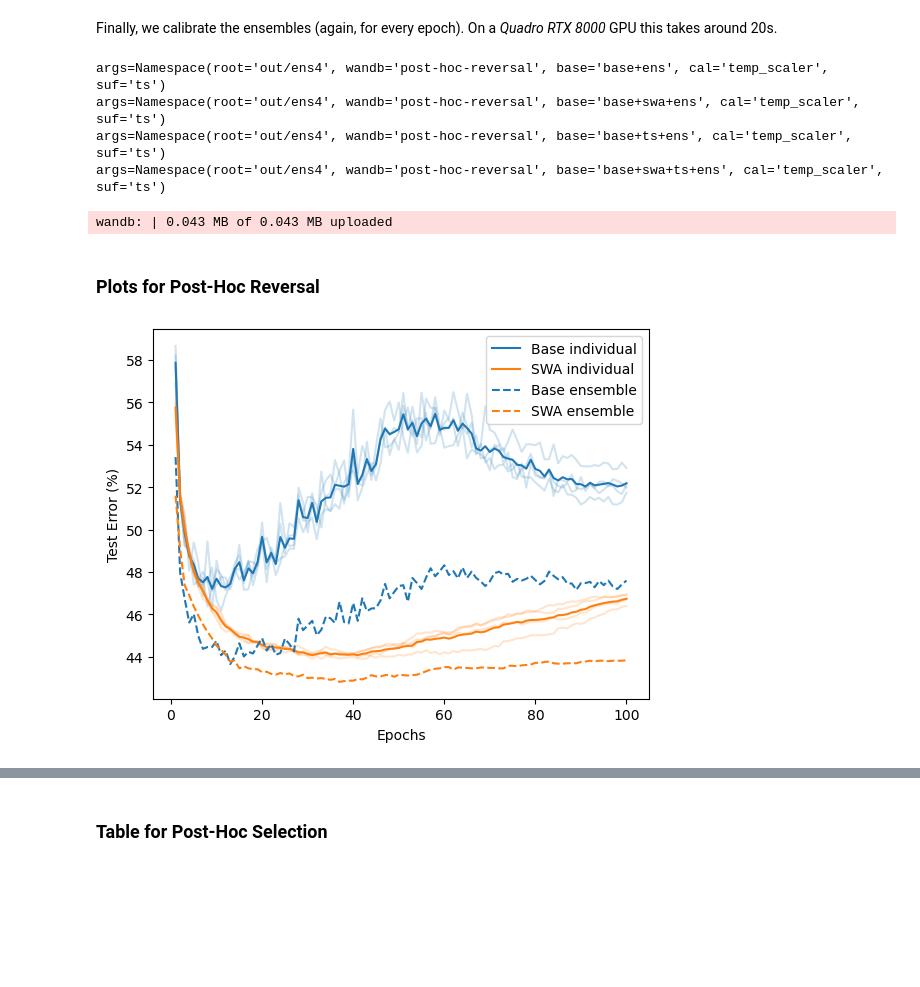
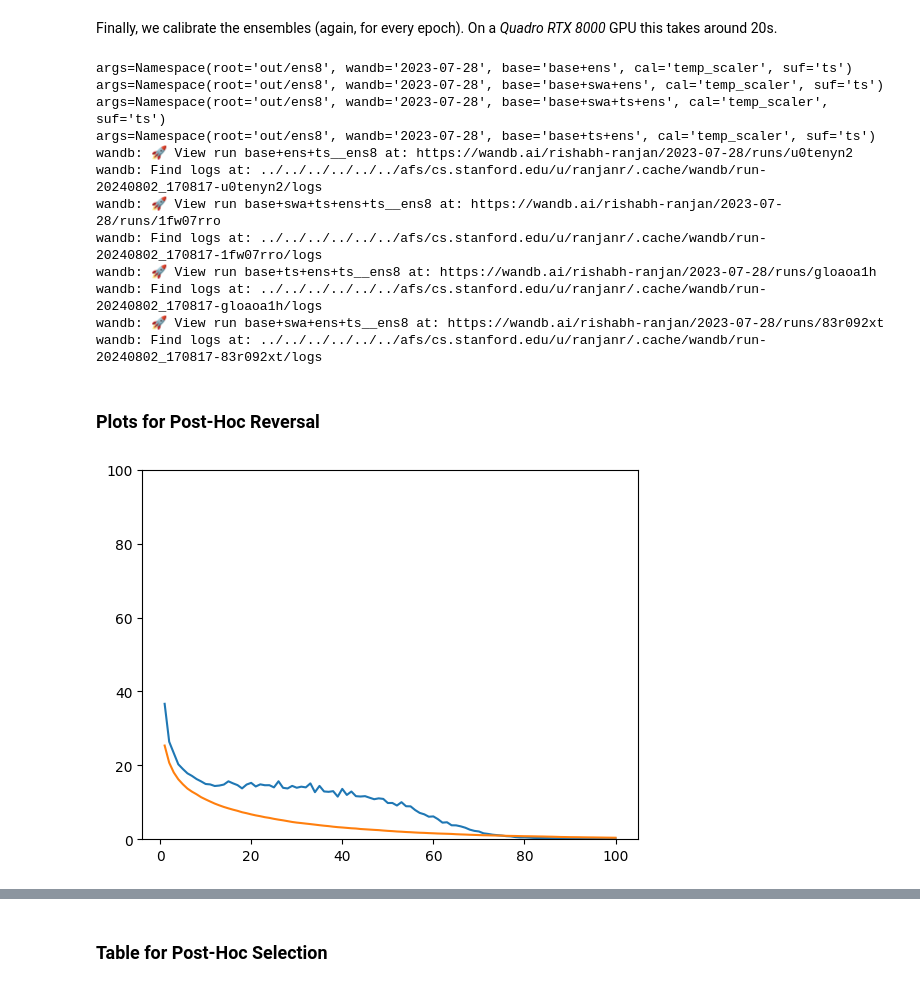
Before and after one commit to rishabh-ranjan/post-hoc-reversal, a Jupyter notebook: rebuttal/cifar.ipynb, the cells around one changed output, grey strips where cells are left out. Drawn from its saved outputs; the diff is of its cells as text; code cells hidden in the pictures; blank space fills up the shorter version.

```diff
--- a/rebuttal/cifar.ipynb
+++ b/rebuttal/cifar.ipynb
@@ -261,57 +191,52 @@ Finally, we calibrate the ensembles (again, for every epoch). On a _Quadro RTX 8
 %%bash
 for b in base+ens base+swa+ens base+ts+ens base+swa+ts+ens
 do
-    python -m expt.calibrate --root out/ens$ENSEMBLE_SIZE --wandb $WANDB --base $b &
+    # python -m expt.calibrate --root out/ens$ENSEMBLE_SIZE --wandb $WANDB --base $b &
+    python -m expt.calibrate --root out/ens$ENSEMBLE_SIZE --base $b &
 done
 wait
 # %% [output]
-args=Namespace(root='out/ens4', wandb='post-hoc-reversal', base='base+ens', cal='temp_scaler', suf='ts')
-args=Namespace(root='out/ens4', wandb='post-hoc-reversal', base='base+swa+ens', cal='temp_scaler', suf='ts')
-args=Namespace(root='out/ens4', wandb='post-hoc-reversal', base='base+ts+ens', cal='temp_scaler', suf='ts')
-args=Namespace(root='out/ens4', wandb='post-hoc-reversal', base='base+swa+ts+ens', cal='temp_scaler', suf='ts')
+args=Namespace(root='out/ens8', wandb='2023-07-28', base='base+ens', cal='temp_scaler', suf='ts')
+args=Namespace(root='out/ens8', wandb='2023-07-28', base='base+swa+ens', cal='temp_scaler', suf='ts')
+args=Namespace(root='out/ens8', wandb='2023-07-28', base='base+swa+ts+ens', cal='temp_scaler', suf='ts')
+args=Namespace(root='out/ens8', wandb='2023-07-28', base='base+ts+ens', cal='temp_scaler', suf='ts')
+wandb: 🚀 View run base+ens+ts__ens8 at: https://wandb.ai/rishabh-ranjan/2023-07-28/runs/u0tenyn2
+wandb: Find logs at: ../../../../../../afs/cs.stanford.edu/u/ranjanr/.cache/wandb/run-20240802_170817-u0tenyn2/logs
+wandb: 🚀 View run base+swa+ts+ens+ts__ens8 at: https://wandb.ai/rishabh-ranjan/2023-07-28/runs/1fw07rro
+wandb: Find logs at: ../../../../../../afs/cs.stanford.edu/u/ranjanr/.cache/wandb/run-20240802_170817-1fw07rro/logs
+wandb: 🚀 View run base+ts+ens+ts__ens8 at: https://wandb.ai/rishabh-ranjan/2023-07-28/runs/gloaoa1h
+wandb: Find logs at: ../../../../../../afs/cs.stanford.edu/u/ranjanr/.cache/wandb/run-20240802_170817-gloaoa1h/logs
+wandb: 🚀 View run base+swa+ens+ts__ens8 at: https://wandb.ai/rishabh-ranjan/2023-07-28/runs/83r092xt
+wandb: Find logs at: ../../../../../../afs/cs.stanford.edu/u/ranjanr/.cache/wandb/run-20240802_170817-83r092xt/logs
-wandb: | 0.043 MB of 0.043 MB uploaded
 # %% [markdown]
 ### Plots for Post-Hoc Reversal
 # %%
-def draw(ax, kv, metric, ts=False):
-    scale = 100 if metric == "err" else 1
-    suf = "+ts" if ts else ""
+def draw(ax, kv, split, tr):
+    scale = 100
 
     x = kv.load("epochs")
 
-    Y = kv.load(f"{metric}/test/base{suf}") * scale
-    for y in Y:
-        ax.plot(x, y, color="tab:blue", alpha=0.2)
+    Y = kv.load(f"err/{split}/base") * scale
+    # for y in Y:
+    #     ax.plot(x, y, color="tab:blue", alpha=0.2)
     y = Y.mean(0)
-    ax.plot(x, y, color="tab:blue", label="Base individual")
+    ax.plot(x, y, color="tab:blue", label="Base")
 
-    Y = kv.load(f"{metric}/test/base+swa{suf}") * scale
-    for y in Y:
-        ax.plot(x, y, color="tab:orange", alpha=0.2)
-    y = Y.mean(0)
-    ax.plot(x, y, color="tab:orange", label="SWA individual")
+    Y = kv.load(f"err/{split}/{tr}") * scale
+    # for y in Y:
+    #     ax.plot(x, y, color="tab:orange", alpha=0.2)
+    if "ens" not in tr:
+        y = Y.mean(0)
+    else:
+        y = Y
+    ax.plot(x, y, color="tab:orange", label="Post-hoc")
 
-    y = kv.load(f"{metric}/test/base+ts+ens{suf}") * scale
-    ax.plot(x, y, ls="--", color="tab:blue", label="Base ensemble")
-
-    y = kv.load(f"{metric}/test/base+swa+ts+ens{suf}") * scale
-    ax.plot(x, y, ls="--", color="tab:orange", label="SWA ensemble")
-
-    ax.legend()
-
-    ax.set_xlabel("Epochs")
-    if metric == "err":
-        ax.set_ylabel("Test Error (%)")
-    elif metric == "nll":
-        if ts:
-            ax.set_ylabel("Test Loss (post-TS)")
-        else:
-            ax.set_ylabel("Test Loss (pre-TS)")
+    ax.set_ylim(0, 100)
 # %%
 kv = KeyValStore(f"out/ens{os.environ['ENSEMBLE_SIZE']}")
 # %%
 fig, ax = plt.subplots()
-draw(ax, kv, "err")
+draw(ax, kv, split="train_true", tr="base+swa+ts+ens+ts")
 fig.show()
 # %% [output]
-[figure, old version]
+[figure, new version]
```
Also changed, not shown: parts of 7 cells of this notebook, 6 other files.
